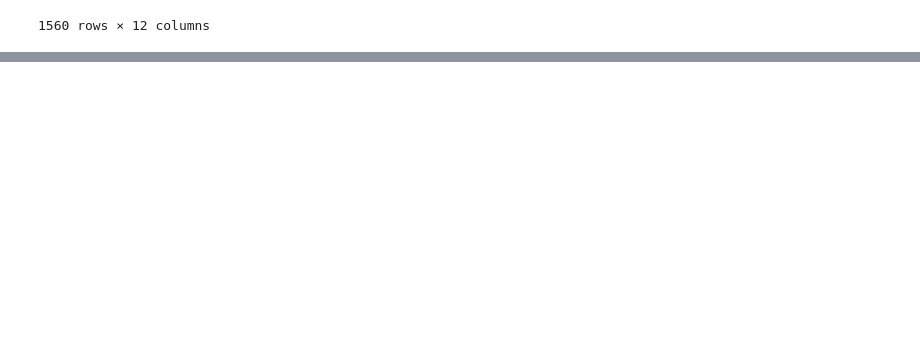
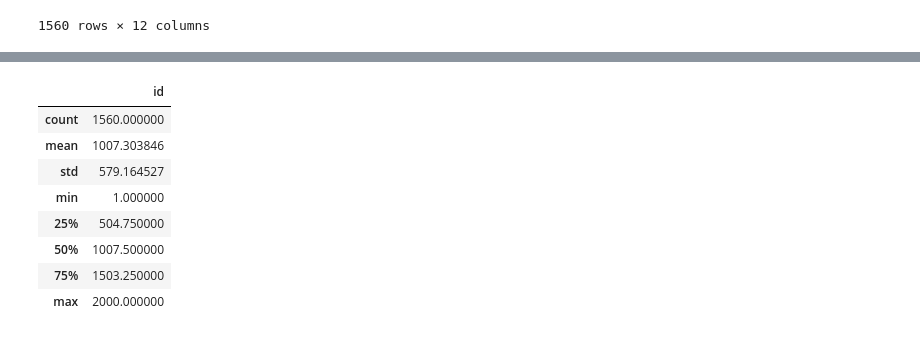
Before and after one commit to jgatharia/DS_Phase_1_Project, a Jupyter notebook: index.ipynb, the cells around one changed output, grey strips where cells are left out. Cells and saved outputs as stored; diff of their text form; code cells hidden in the pictures; blank space fills up the shorter version.

```diff
--- a/index.ipynb
+++ b/index.ipynb
@@ -118,0 +216,13 @@ df
+# %%
+#to check the statistical data of the dataset
+movie_rating.describe()
+# %% [output]
+|  | id |
+| count | 1560.000000 |
+| mean | 1007.303846 |
+| std | 579.164527 |
+| min | 1.000000 |
+| 25% | 504.750000 |
+| 50% | 1007.500000 |
+| 75% | 1503.250000 |
+| max | 2000.000000 |
```
Also changed, not shown: parts of 14 cells of this notebook.
